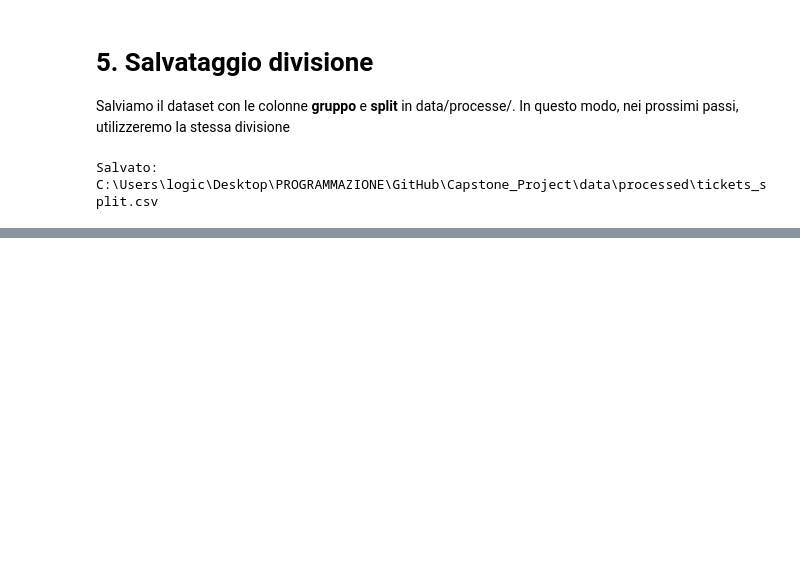
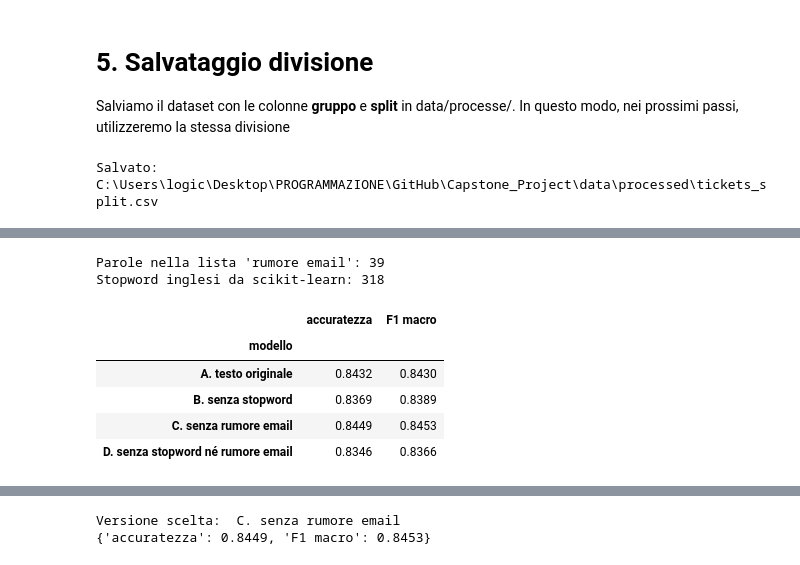
Before and after one commit to riccardob46/Capstone_Project_Helpdesk_AI, a Jupyter notebook: notebooks/02_baseline.ipynb, the cells around one changed output, grey strips where cells are left out. Drawn from its saved outputs; the diff is of its cells as text; code cells hidden in the pictures; blank space fills up the shorter version.

```diff
--- a/notebooks/02_baseline.ipynb
+++ b/notebooks/02_baseline.ipynb
@@ -273,0 +445,42 @@ Salvato: C:\Users\logic\Desktop\PROGRAMMAZIONE\GitHub\Capstone_Project\data\proc
+# %%
+SALUTI = ["hi", "hello", "hey", "dear", "please", "thanks", "thank", "regards",
+          "kind", "best", "cheers", "sincerely"]
+INTESTAZIONI_EMAIL = ["re", "fw", "fwd", "sent", "subject", "cc", "pm", "am"]
+GIORNI = ["monday", "tuesday", "wednesday", "thursday", "friday", "saturday", "sunday"]
+MESI = ["january", "february", "march", "april", "may", "june", "july",
+        "august", "september", "october", "november", "december"]
+
+RUMORE_EMAIL = sorted(set(SALUTI + INTESTAZIONI_EMAIL + GIORNI + MESI))
+STOPWORD_INGLESI = sorted(ENGLISH_STOP_WORDS)
+STOPWORD_E_RUMORE = sorted(set(STOPWORD_INGLESI) | set(RUMORE_EMAIL))
+
+print(f"Parole nella lista 'rumore email': {len(RUMORE_EMAIL)}")
+print(f"Stopword inglesi da scikit-learn: {len(STOPWORD_INGLESI)}")
+# %% [output]
+Parole nella lista 'rumore email': 39
+Stopword inglesi da scikit-learn: 318
+# %%
+%%time
+versioni = {
+    "A. testo originale": None,
+    "B. senza stopword": STOPWORD_INGLESI,
+    "C. senza rumore email": RUMORE_EMAIL,
+    "D. senza stopword né rumore email": STOPWORD_E_RUMORE,
+}
+
+modelli = {}
+risultati = []
+for nome, lista in versioni.items():
+    modello = crea_modello(stop_words=lista).fit(X_train, y_train)
+    modelli[nome] = modello
+    risultati.append(valuta(modello, X_val, y_val, nome))
+
+tabella_risultati = pd.DataFrame(risultati).set_index("modello")
+display(tabella_risultati)
+# %% [output]
+|  | accuratezza | F1 macro |
+| modello |  |  |
+| A. testo originale | 0.8432 | 0.8430 |
+| B. senza stopword | 0.8369 | 0.8389 |
+| C. senza rumore email | 0.8449 | 0.8453 |
+| D. senza stopword né rumore email | 0.8346 | 0.8366 |
@@ -273,0 +489,10 @@ Salvato: C:\Users\logic\Desktop\PROGRAMMAZIONE\GitHub\Capstone_Project\data\proc
+# %%
+VERSIONE_SCELTA = tabella_risultati["F1 macro"].idxmax()
+
+modello_scelto = modelli[VERSIONE_SCELTA]
+pred_val = modello_scelto.predict(X_val)
+print("Versione scelta: ", VERSIONE_SCELTA)
+print(tabella_risultati.loc[VERSIONE_SCELTA].to_dict())
+# %% [output]
+Versione scelta:  C. senza rumore email
+{'accuratezza': 0.8449, 'F1 macro': 0.8453}
```
Also changed, not shown: parts of 27 cells of this notebook.
